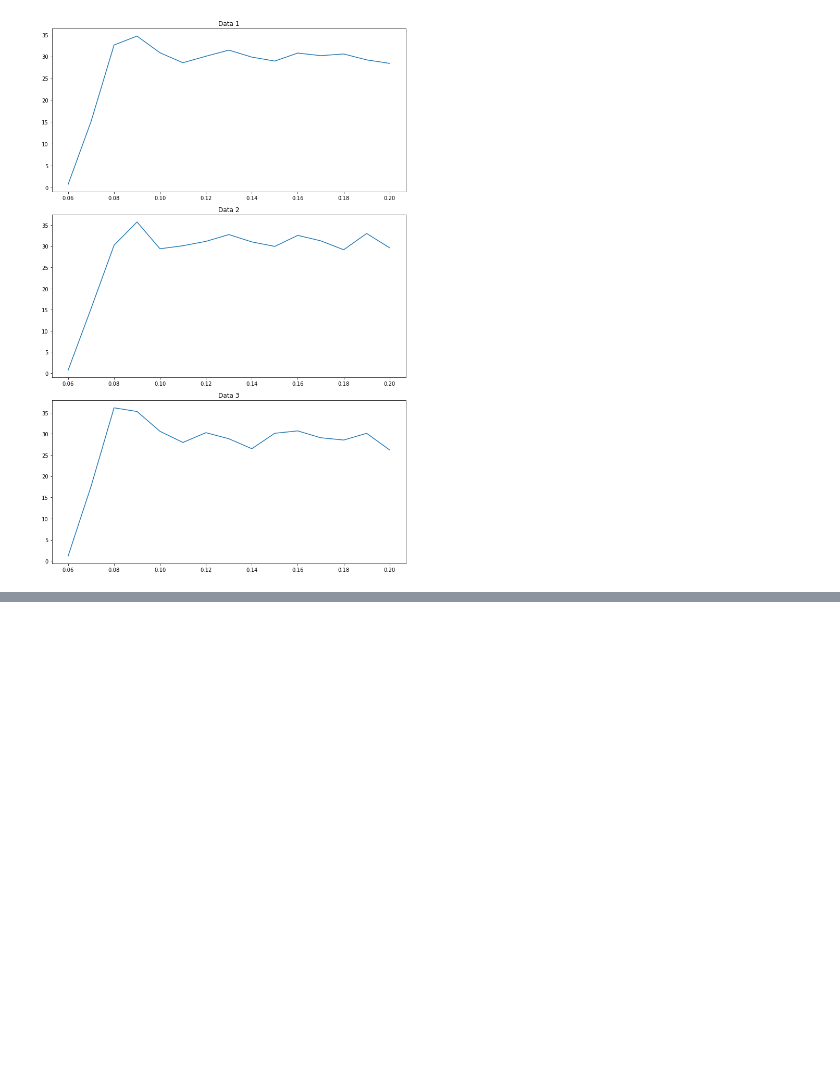
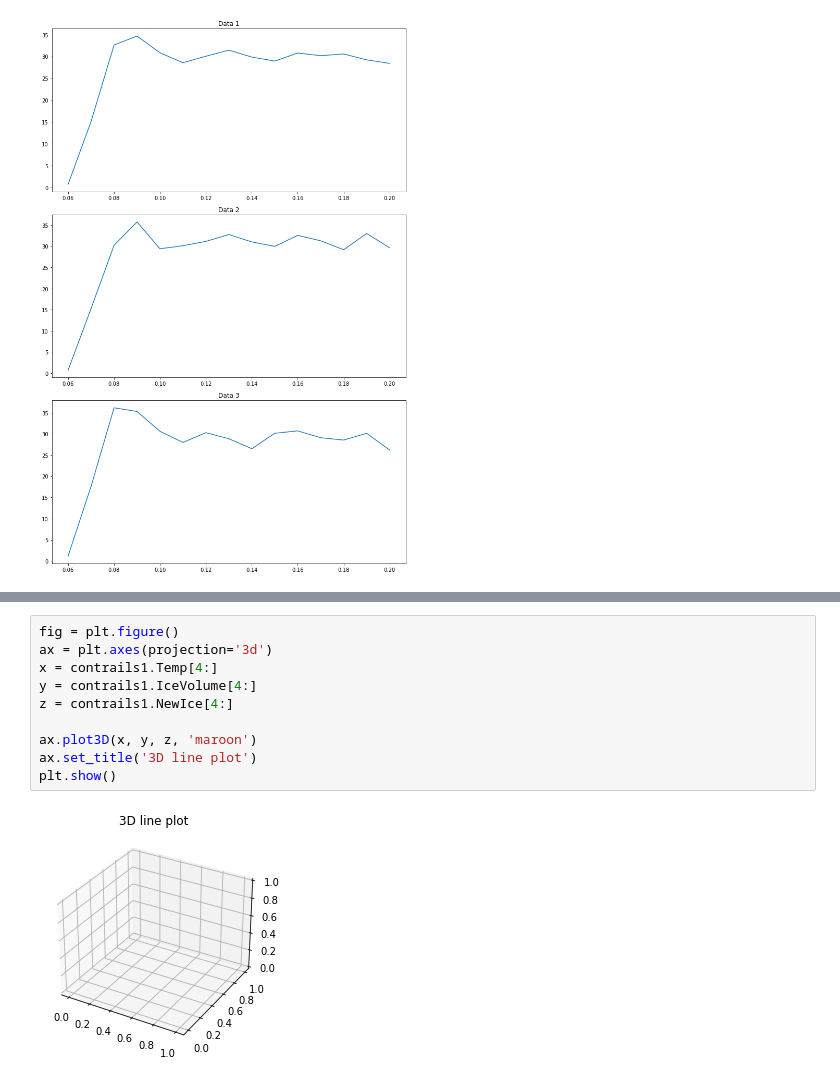
Before and after one commit to nafiul-nipu/Contrails-Python, a Jupyter notebook: contrails preprocessing/IceDataVisualization.ipynb, the cells around one changed output, grey strips where cells are left out. Drawn from its saved outputs; the diff is of its cells as text; blank space fills up the shorter version.

```diff
--- a/contrails preprocessing/IceDataVisualization.ipynb
+++ b/contrails preprocessing/IceDataVisualization.ipynb
@@ -101,0 +189,12 @@ fig.tight_layout()
+# %%
+fig = plt.figure()
+ax = plt.axes(projection='3d')
+x = contrails1.Temp[4:]
+y = contrails1.IceVolume[4:]
+z = contrails1.NewIce[4:]
+
+ax.plot3D(x, y, z, 'maroon')
+ax.set_title('3D line plot')
+plt.show()
+# %% [output]
+[figure, added]
```
Also changed, not shown: parts of 11 cells of this notebook.
